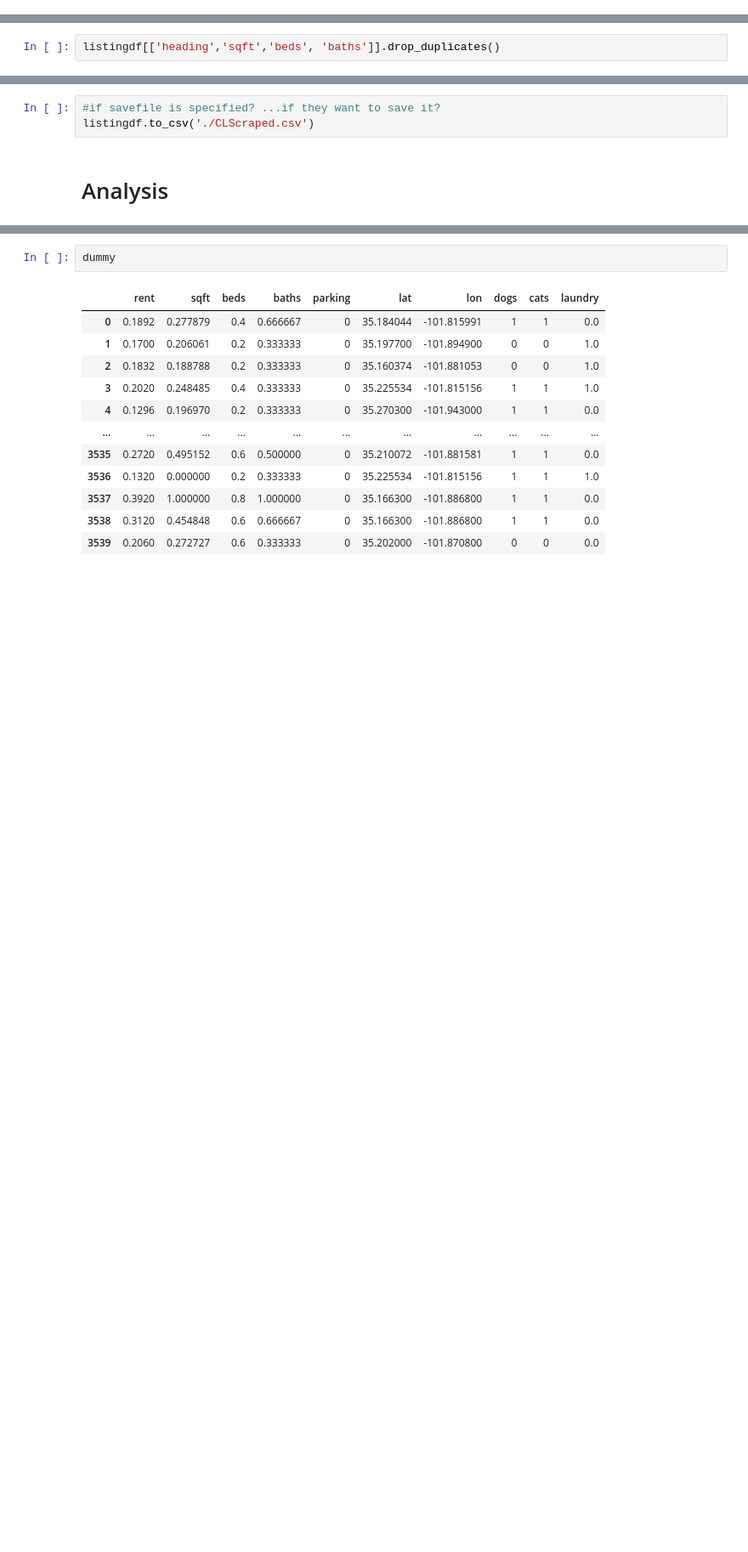
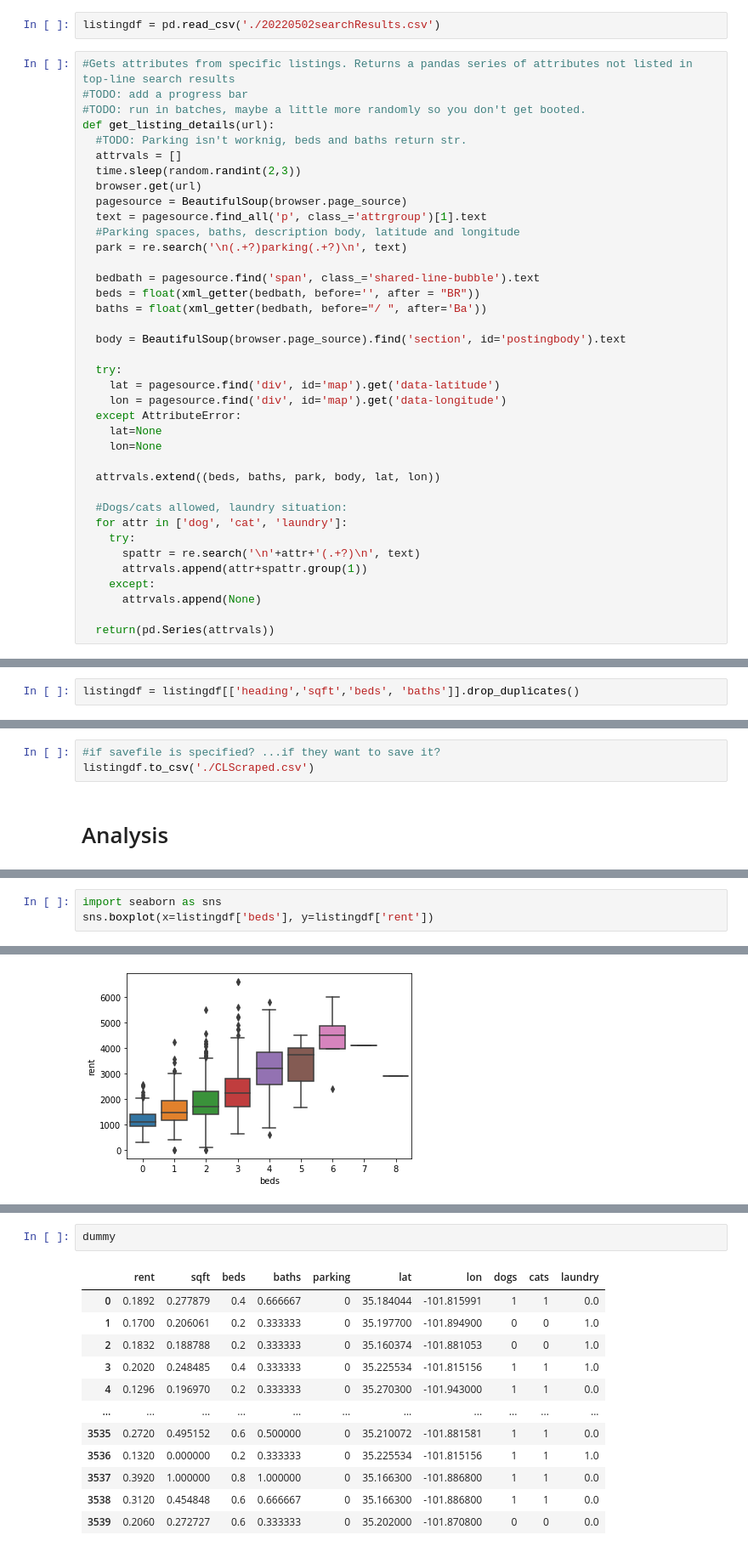
Before and after one commit to gbwiersum/CLApartmentScraper, a Jupyter notebook: CLScraper.ipynb, the cells around one changed output, grey strips where cells are left out. Shown at 85% size. Cells and saved outputs as stored; diff of their text form; blank space fills up the shorter version.

```diff
--- a/CLScraper.ipynb
+++ b/CLScraper.ipynb
@@ -191,0 +185,40 @@ Processing: 1 through 120
+# %%
+listingdf = pd.read_csv('./20220502searchResults.csv')
+# %%
+#Gets attributes from specific listings. Returns a pandas series of attributes not listed in top-line search results
+#TODO: add a progress bar
+#TODO: run in batches, maybe a little more randomly so you don't get booted.
+def get_listing_details(url):
+  #TODO: Parking isn't worknig, beds and baths return str.
+  attrvals = []
+  time.sleep(random.randint(2,3))
+  browser.get(url)
+  pagesource = BeautifulSoup(browser.page_source)
+  text = pagesource.find_all('p', class_='attrgroup')[1].text
+  #Parking spaces, baths, description body, latitude and longitude
+  park = re.search('\n(.+?)parking(.+?)\n', text)
+
+  bedbath = pagesource.find('span', class_='shared-line-bubble').text
+  beds = float(xml_getter(bedbath, before='', after = "BR"))
+  baths = float(xml_getter(bedbath, before="/ ", after='Ba'))
+
+  body = BeautifulSoup(browser.page_source).find('section', id='postingbody').text
+
+  try:
+    lat = pagesource.find('div', id='map').get('data-latitude')
+    lon = pagesource.find('div', id='map').get('data-longitude')
+  except AttributeError:
+    lat=None
+    lon=None
+
+  attrvals.extend((beds, baths, park, body, lat, lon))
+
+  #Dogs/cats allowed, laundry situation:
+  for attr in ['dog', 'cat', 'laundry']:
+    try:
+      spattr = re.search('\n'+attr+'(.+?)\n', text)
+      attrvals.append(attr+spattr.group(1))
+    except:
+      attrvals.append(None)
+
+  return(pd.Series(attrvals))
@@ -231,2 +250,2 @@ MergeError: No common columns to perform merge on. Merge options: left_on=None,
 # %%
-listingdf[['heading','sqft','beds', 'baths']].drop_duplicates()
+listingdf = listingdf[['heading','sqft','beds', 'baths']].drop_duplicates()
@@ -251,0 +271,4 @@ listingdf.to_csv('./CLScraped.csv')
+# %%
+import seaborn as sns
+sns.boxplot(x=listingdf['beds'], y=listingdf['rent'])
+# %% [output]
@@ -251,0 +276 @@ listingdf.to_csv('./CLScraped.csv')
+[figure, added]
```
Also changed, not shown: parts of 14 cells of this notebook.
